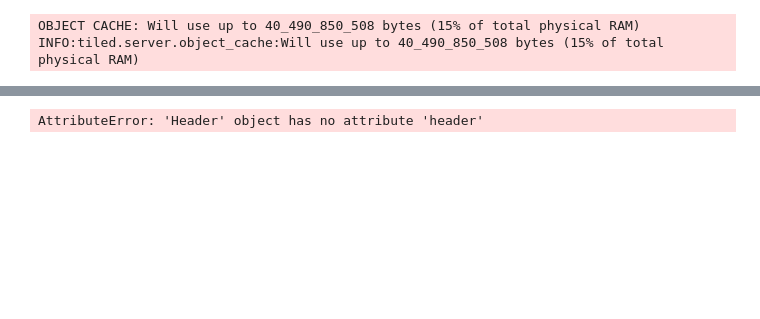
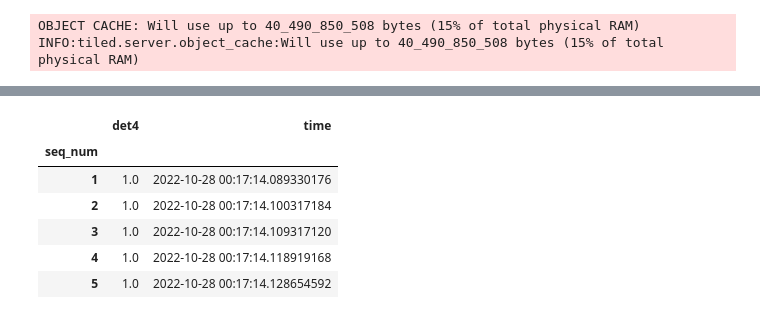
Before and after one commit to cheng-hung/bluesky_practice, a Jupyter notebook: Flow_plan_001.ipynb, the cells around one changed output, grey strips where cells are left out. Drawn from its saved outputs; the diff is of its cells as text; code cells hidden in the pictures; blank space fills up the shorter version.

```diff
--- a/Flow_plan_001.ipynb
+++ b/Flow_plan_001.ipynb
@@ -66,7 +77,13 @@ generator count ['8526f12c'] (scan num: 2)
 # %%
-db[-1].header
+db[-1].table()
 # %% [output]
-AttributeError: 'Header' object has no attribute 'header'
+|  | det4 | time |
+| seq_num |  |  |
+| 1 | 1.0 | 2022-10-28 00:17:14.089330176 |
+| 2 | 1.0 | 2022-10-28 00:17:14.100317184 |
+| 3 | 1.0 | 2022-10-28 00:17:14.109317120 |
+| 4 | 1.0 | 2022-10-28 00:17:14.118919168 |
+| 5 | 1.0 | 2022-10-28 00:17:14.128654592 |
 # %%
 ## Available pump list : [dds1_p1, dds1_p2, dds2_p1, dds2_p2, ultra1, ultra2]
 pump_list = [dds1_p1, dds1_p2]
```
Also changed, not shown: parts of 15 cells of this notebook.
